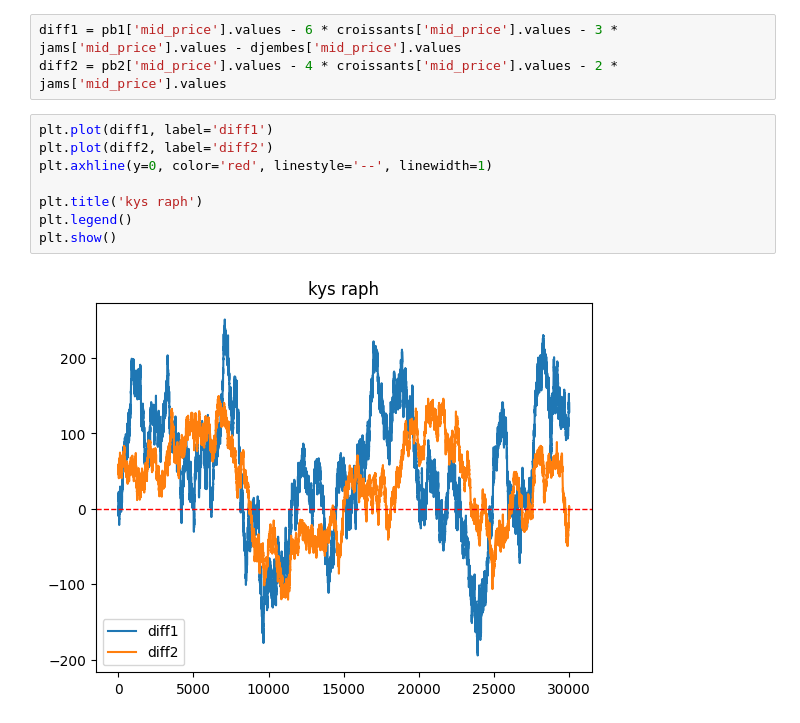
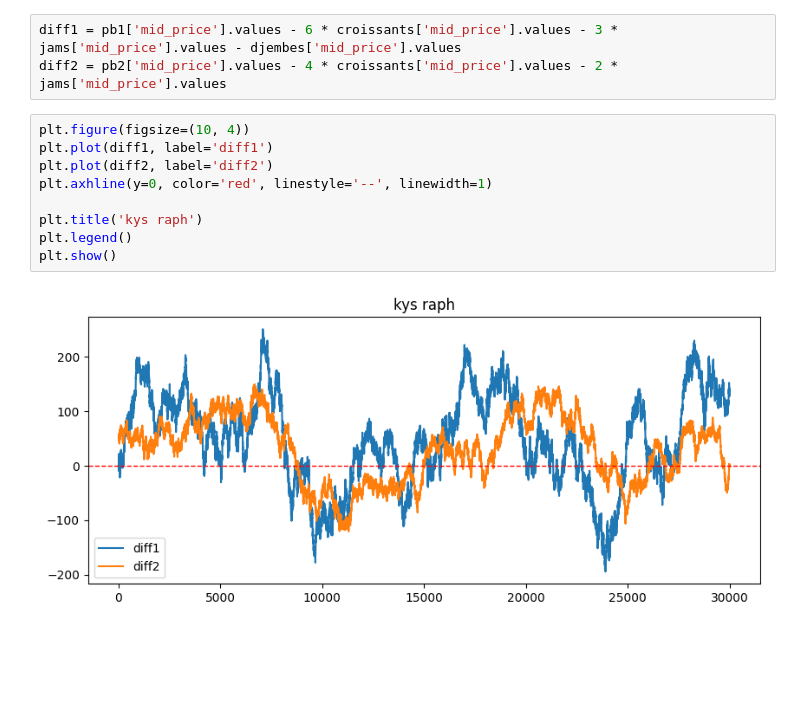
Before and after one commit to txuglassop/prosperity, a Jupyter notebook: notebooks/round2_research.ipynb, the cells around one changed output. Saved outputs shown, nothing was run; the diff lists cells and outputs as text; blank space fills up the shorter version.

```diff
--- a/notebooks/round2_research.ipynb
+++ b/notebooks/round2_research.ipynb
@@ -20,12 +20,13 @@ pb2 = df[df['product'] == 'PICNIC_BASKET2']
 diff1 = pb1['mid_price'].values - 6 * croissants['mid_price'].values - 3 * jams['mid_price'].values - djembes['mid_price'].values
 diff2 = pb2['mid_price'].values - 4 * croissants['mid_price'].values - 2 * jams['mid_price'].values
 # %%
+plt.figure(figsize=(10, 4))
 plt.plot(diff1, label='diff1')
 plt.plot(diff2, label='diff2')
 plt.axhline(y=0, color='red', linestyle='--', linewidth=1)
 
 plt.title('kys raph')
 plt.legend()
 plt.show()
 # %% [output]
-[figure, old version]
+[figure, new version]
```
Also changed, not shown: 3 other files.
